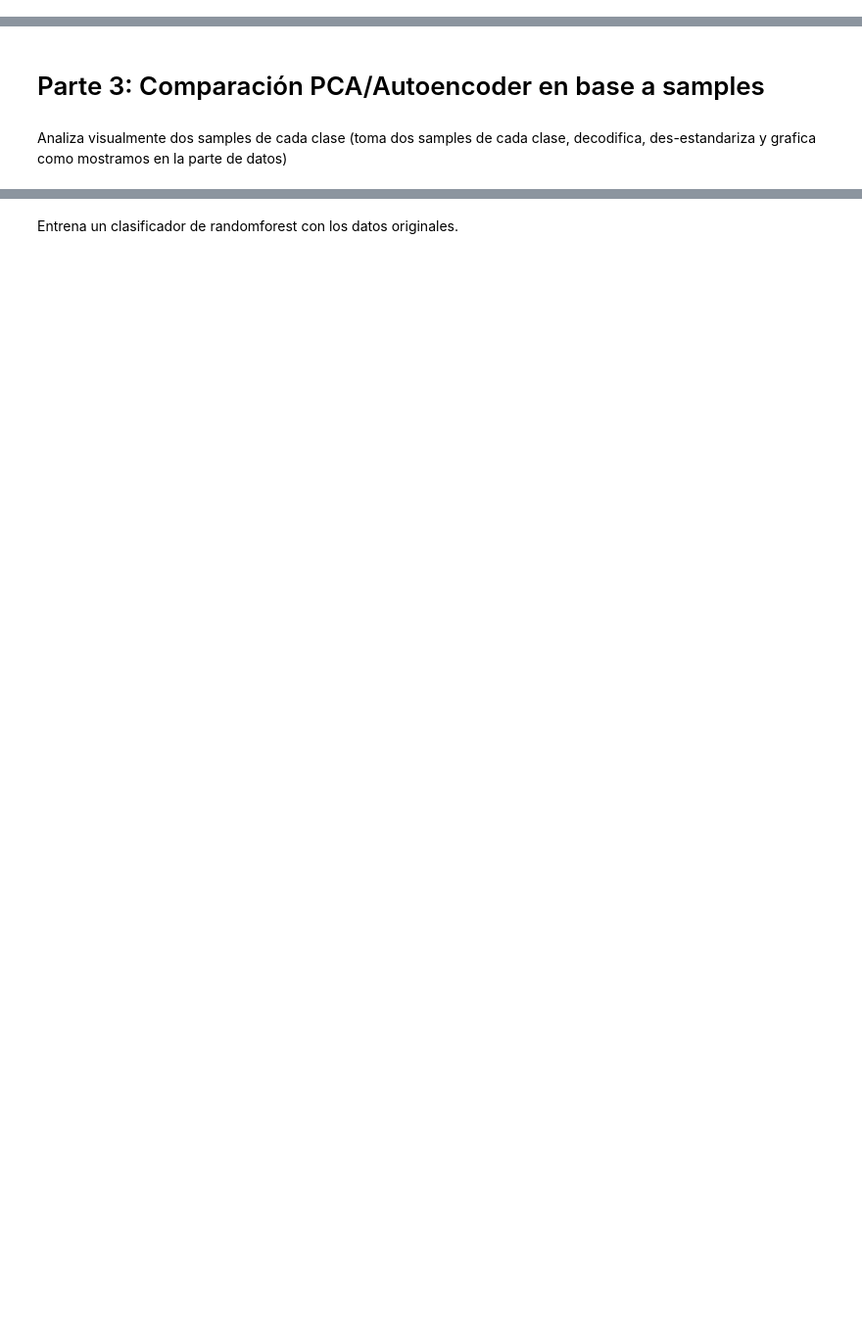
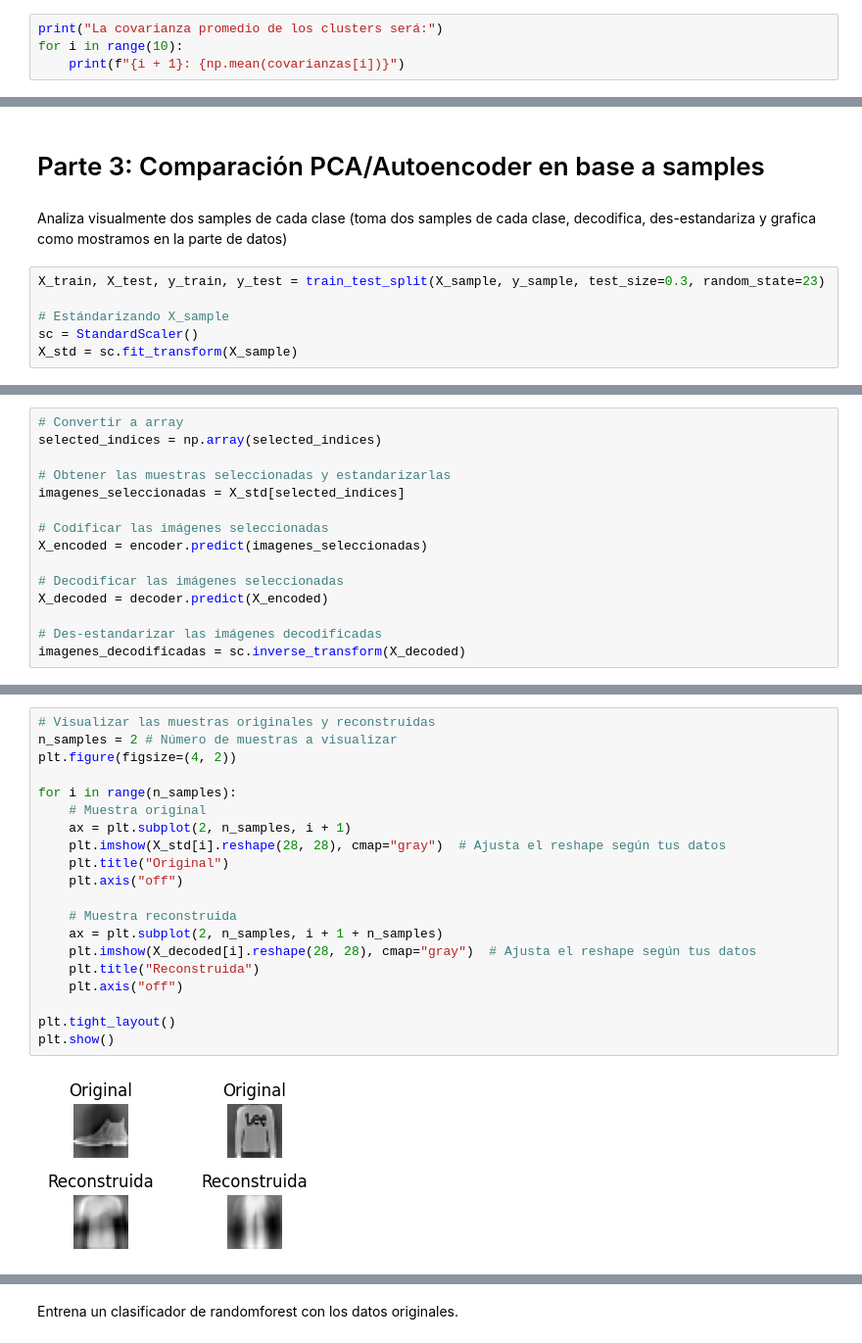
Before and after one commit to Fernanda-Bley/IIC2433, a Jupyter notebook: Tarea 4/Tarea4.ipynb, the cells around one changed output, grey strips where cells are left out. Shown at 98% size. Drawn from its saved outputs; the diff is of its cells as text; blank space fills up the shorter version.

```diff
--- a/Tarea 4/Tarea4.ipynb
+++ b/Tarea 4/Tarea4.ipynb
@@ -248,0 +282,4 @@ from sklearn.mixture import GaussianMixture
+# %%
+print("La covarianza promedio de los clusters será:")
+for i in range(10):
+    print(f"{i + 1}: {np.mean(covarianzas[i])}")
@@ -252,3 +359,9 @@ Código para samplear de un cluster en particular
 # Parte 3: Comparación PCA/Autoencoder en base a samples
 # %% [markdown]
 Analiza visualmente dos samples de cada clase (toma dos samples de cada clase, decodifica, des-estandariza y grafica como mostramos en la parte de datos)
+# %%
+X_train, X_test, y_train, y_test = train_test_split(X_sample, y_sample, test_size=0.3, random_state=23)
+
+# Estándarizando X_sample
+sc = StandardScaler()
+X_std = sc.fit_transform(X_sample)
@@ -254,0 +415,15 @@ Analiza visualmente dos samples de cada clase (toma dos samples de cada clase, d
+# %%
+# Convertir a array
+selected_indices = np.array(selected_indices)
+
+# Obtener las muestras seleccionadas y estandarizarlas
+imagenes_seleccionadas = X_std[selected_indices]
+
+# Codificar las imágenes seleccionadas
+X_encoded = encoder.predict(imagenes_seleccionadas)
+
+# Decodificar las imágenes seleccionadas
+X_decoded = decoder.predict(X_encoded)
+
+# Des-estandarizar las imágenes decodificadas
+imagenes_decodificadas = sc.inverse_transform(X_decoded)
@@ -255 +433,23 @@ Analiza visualmente dos samples de cada clase (toma dos samples de cada clase, d
+# %%
+# Visualizar las muestras originales y reconstruidas
+n_samples = 2 # Número de muestras a visualizar
+plt.figure(figsize=(4, 2))
+
+for i in range(n_samples):
+    # Muestra original
+    ax = plt.subplot(2, n_samples, i + 1)
+    plt.imshow(X_std[i].reshape(28, 28), cmap="gray")  # Ajusta el reshape según tus datos
+    plt.title("Original")
+    plt.axis("off")
+
+    # Muestra reconstruida
+    ax = plt.subplot(2, n_samples, i + 1 + n_samples)
+    plt.imshow(X_decoded[i].reshape(28, 28), cmap="gray")  # Ajusta el reshape según tus datos
+    plt.title("Reconstruida")
+    plt.axis("off")
+
+plt.tight_layout()
+plt.show()
+# %% [output]
+[figure, added]
 # %% [markdown]
```
Also changed, not shown: parts of 32 cells of this notebook, 1 other file.
